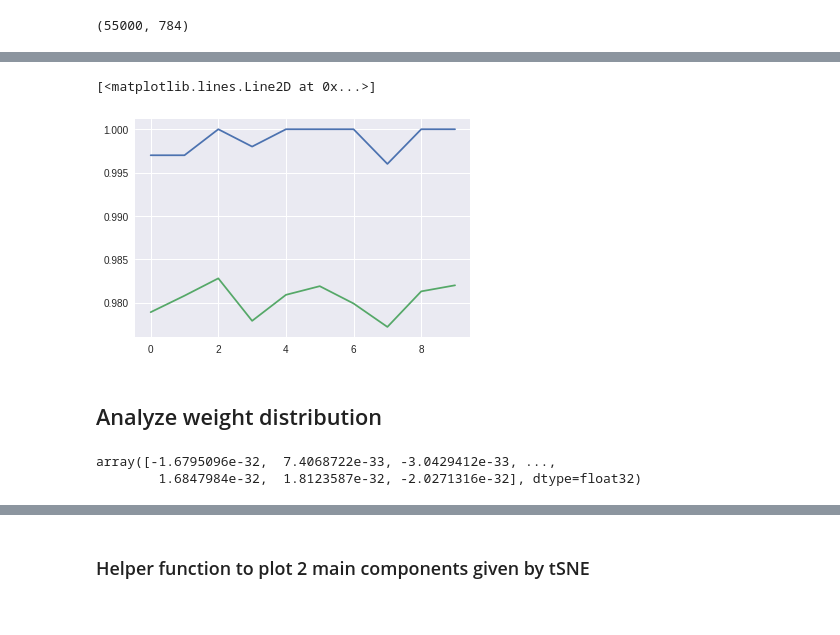
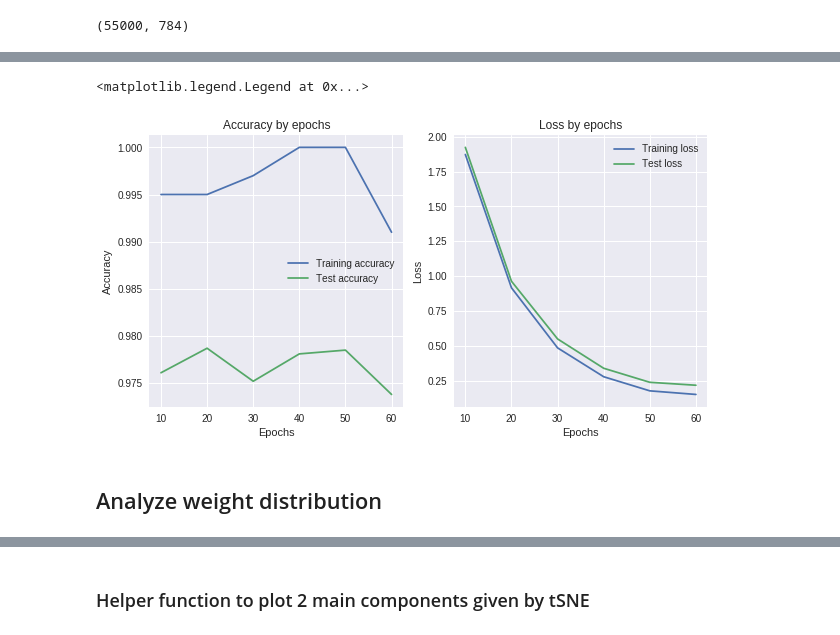
Before and after one commit to bhushanmalgaonkar/neural-learning-visualization, a Jupyter notebook: neural-learning-visualization.ipynb, the cells around one changed output, grey strips where cells are left out. Cells and saved outputs as stored; diff of their text form; code cells hidden in the pictures.

```diff
--- a/neural-learning-visualization.ipynb
+++ b/neural-learning-visualization.ipynb
@@ -136,9 +150,24 @@ Test set:       Loss:0.1286,    Accuracy:0.9793
-# %%
-plt.plot(train_acc)
-plt.plot(test_acc)
-# %% [output]
-[<matplotlib.lines.Line2D at 0x...>]
-[figure, removed]
+# %%
+plt.figure(figsize=(10, 5))
+
+plt.subplot(1, 2, 1)
+plt.plot(xticks, train_acc)
+plt.plot(xticks, test_acc)
+plt.title('Accuracy by epochs')
+plt.xlabel('Epochs')
+plt.ylabel('Accuracy')
+plt.legend(['Training accuracy', 'Test accuracy'])
+
+plt.subplot(1, 2, 2)
+plt.plot(xticks, train_loss)
+plt.plot(xticks, test_loss)
+plt.title('Loss by epochs')
+plt.xlabel('Epochs')
+plt.ylabel('Loss')
+plt.legend(['Training loss', 'Test loss'])
+# %% [output]
+<matplotlib.legend.Legend at 0x...>
+[figure, added]
 # %% [markdown]
 ## Analyze weight distribution
 # %%
@@ -151,8 +180,3 @@ def plot_weight_distribution(weights):
     plt.subplot(1, len_wt, idx + 1)
     plt.title(key)
     plt.hist(w_val.reshape(-1), bins=50)
-# %%
-weights_val.reshape(-1)
-# %% [output]
-array([-1.6795096e-32,  7.4068722e-33, -3.0429412e-33, ...,
-        1.6847984e-32,  1.8123587e-32, -2.0271316e-32], dtype=float32)
```
Also changed, not shown: parts of 32 cells of this notebook.
